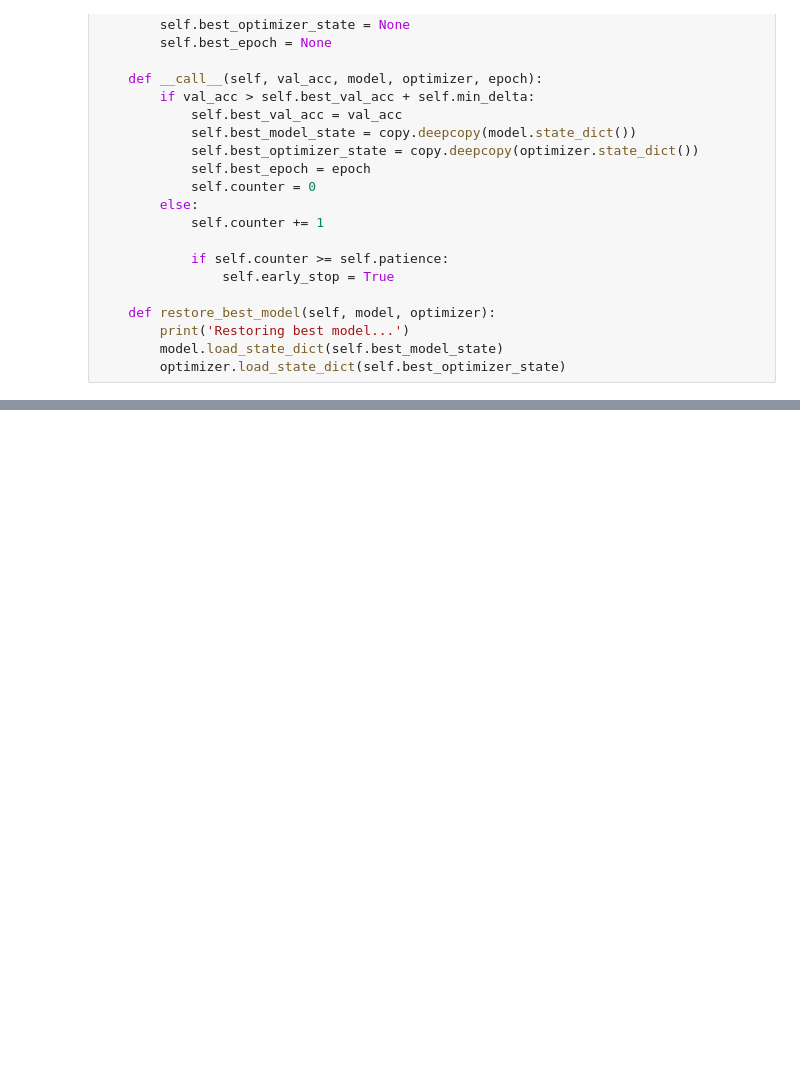
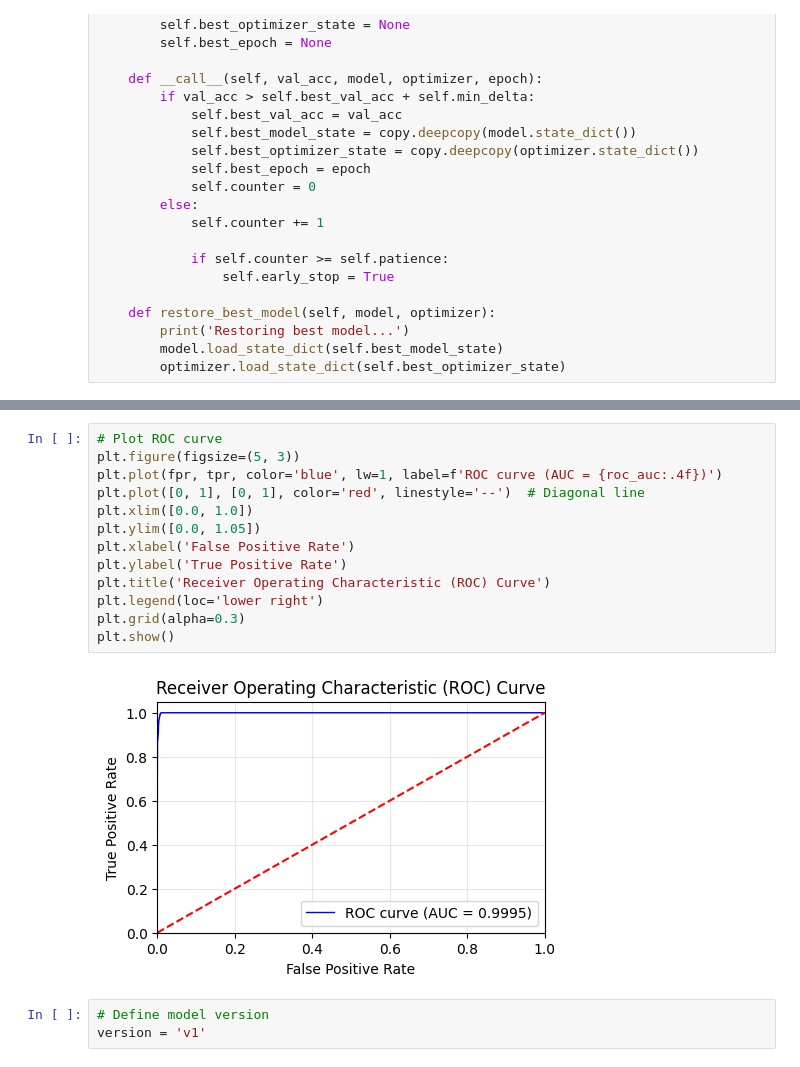
Before and after one commit to SoengSaravit/abnormal-human-action-detection-python, a Jupyter notebook: notebooks/transformer_model_training.ipynb, the cells around one changed output, grey strips where cells are left out. Cells and saved outputs as stored; diff of their text form; blank space fills up the shorter version.

```diff
--- a/notebooks/transformer_model_training.ipynb
+++ b/notebooks/transformer_model_training.ipynb
@@ -430,0 +534,18 @@ print(f'Best epoch: {early_stopping.best_epoch} with val_acc: {early_stopping.be
+# %%
+# Plot ROC curve
+plt.figure(figsize=(5, 3))
+plt.plot(fpr, tpr, color='blue', lw=1, label=f'ROC curve (AUC = {roc_auc:.4f})')
+plt.plot([0, 1], [0, 1], color='red', linestyle='--')  # Diagonal line
+plt.xlim([0.0, 1.0])
+plt.ylim([0.0, 1.05])
+plt.xlabel('False Positive Rate')
+plt.ylabel('True Positive Rate')
+plt.title('Receiver Operating Characteristic (ROC) Curve')
+plt.legend(loc='lower right')
+plt.grid(alpha=0.3)
+plt.show()
+# %% [output]
+[figure, added]
+# %%
+# Define model version
+version = 'v1'
```
Also changed, not shown: parts of 25 cells of this notebook, 5 other files.
